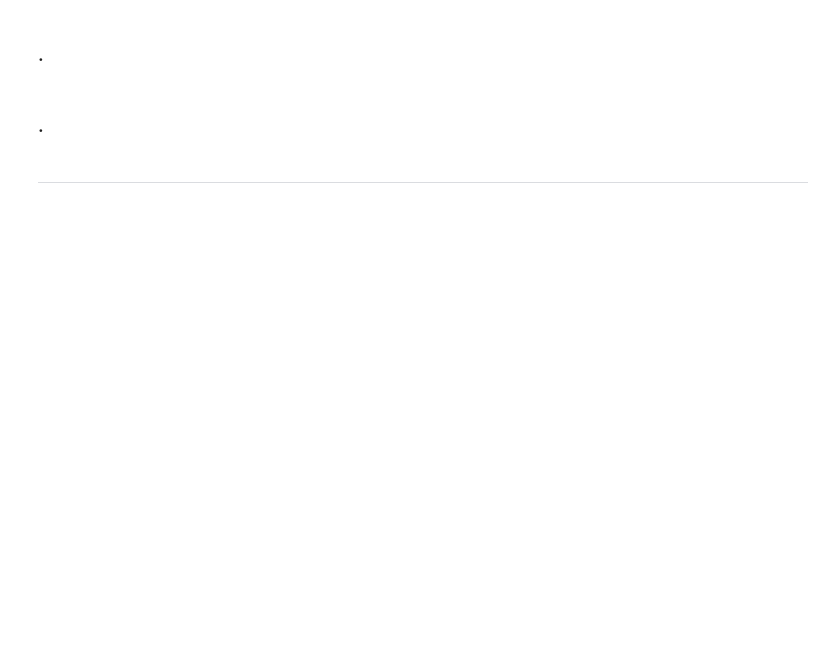
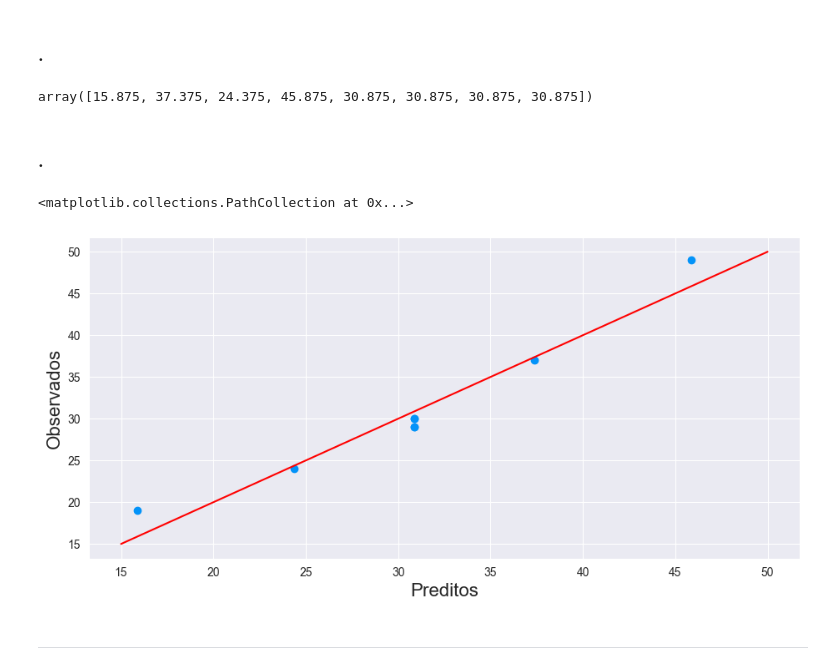
Before and after one commit to enricotm/DataScienceCourse-Alura, a Jupyter notebook: curso10/Planejamento_experimentos_aula.ipynb, the cells around one changed output. Cells and saved outputs as stored; diff of their text form; code cells hidden in the pictures; blank space fills up the shorter version.

```diff
--- a/curso10/Planejamento_experimentos_aula.ipynb
+++ b/curso10/Planejamento_experimentos_aula.ipynb
@@ -451,3 +451,7 @@ Passing `palette` without assigning `hue` is deprecated and will be removed in v
 
 
 <hr>
+# %%
+modelo_2 = smf.ols(data=experimento, formula='Porcoes ~ Farinha + Chocolate')
+# %%
+modelo_ajustado_2 = modelo_2.fit()
@@ -467,3 +530,5 @@ Passing `palette` without assigning `hue` is deprecated and will be removed in v
 # %% [markdown]
 <font color='red' style='font-size: 30px;'> Preditos por observados  </font>
 <hr style='border: 2px solid red;'>
+# %%
+observados = experimento['Porcoes']
@@ -470,4 +547,10 @@ Passing `palette` without assigning `hue` is deprecated and will be removed in v
 # %% [markdown]
 ### .
+# %%
+preditos = modelo_ajustado_2.predict()
+# %%
+preditos
+# %% [output]
+array([15.875, 37.375, 24.375, 45.875, 30.875, 30.875, 30.875, 30.875])
 # %% [markdown]
 ### .
@@ -474,2 +559,15 @@ Passing `palette` without assigning `hue` is deprecated and will be removed in v
+# %%
+plt.figure(figsize=(11,5))
+plt.xlabel('Preditos', fontsize=16)
+plt.ylabel('Observados', fontsize=16)
+
+x = np.linspace(15, 50, 10)
+y = np.linspace(15, 50, 10)
+plt.plot(x, y, 'r')
+
+plt.scatter(preditos, observados)
+# %% [output]
+<matplotlib.collections.PathCollection at 0x...>
+[figure, added]
 # %% [markdown]
 <hr>
```
Also changed, not shown: parts of 25 cells of this notebook.
